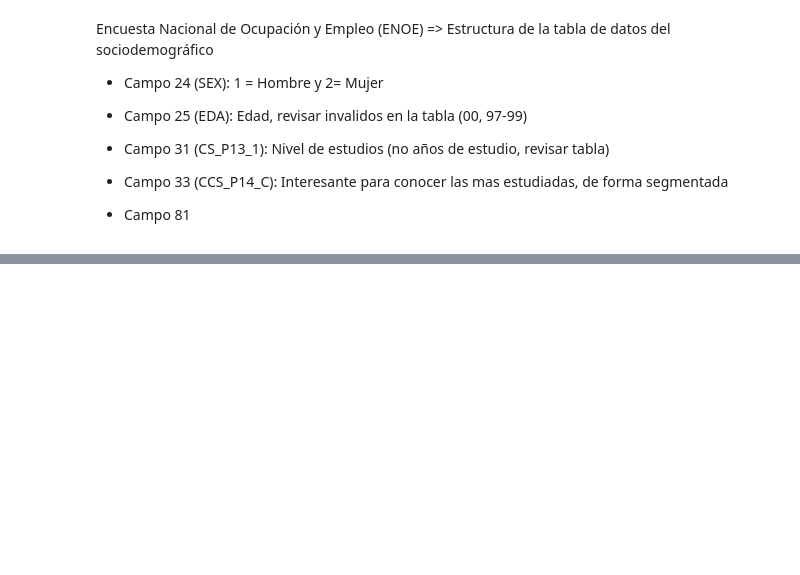
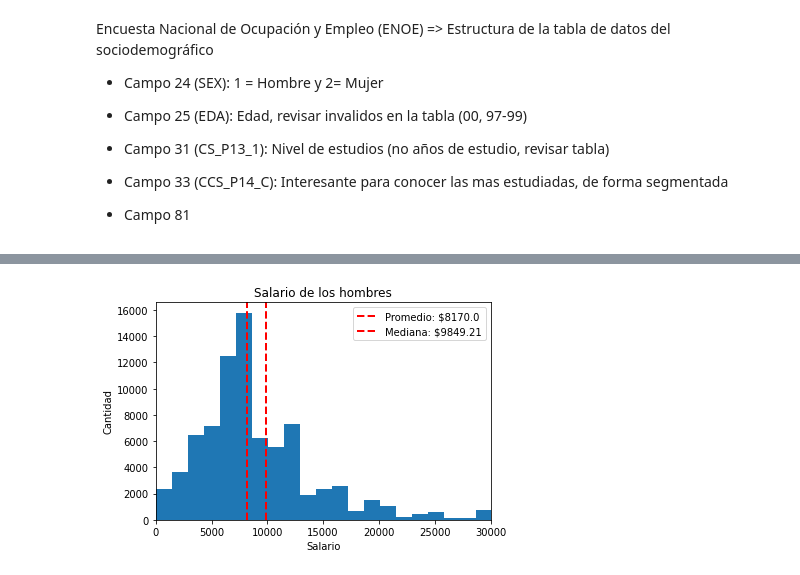
Before and after one commit to lfvvillanueva/DS---SELF-LEARNING, a Jupyter notebook: MORE/ENOE/1ST QTR 2023/ENOE_1ST_QTR_2023.ipynb, the cells around one changed output, grey strips where cells are left out. Cells and saved outputs as stored; diff of their text form; code cells hidden in the pictures; blank space fills up the shorter version.

```diff
--- a/MORE/ENOE/1ST QTR 2023/ENOE_1ST_QTR_2023.ipynb
+++ b/MORE/ENOE/1ST QTR 2023/ENOE_1ST_QTR_2023.ipynb
@@ -58,0 +86,20 @@ plt.show()
+# %%
+# Create the histogram with a specified number of bins and normalized density
+plt.hist(DB[ (DB['ingocup'] > 0) & (DB['sex'] == 1) ]['ingocup'], bins=300)
+
+# Set the X-axis range (adjust the limits as per your desired range)
+plt.xlim(0, 30000,)  # Replace 0 and 100000 with your desired lower and upper limits
+
+# Add a vertical line at the mean value
+plt.axvline(salario_mo_hombre, color='red', linestyle='dashed', linewidth=2, label=f'Promedio: ${round(salario_mo_hombre,2)}')
+plt.axvline(salario_me_hombre, color='red', linestyle='dashed', linewidth=2, label=f'Mediana: ${round(salario_me_hombre,2)}')
+
+# Add labels and a title to the plot (optional but recommended)
+plt.xlabel('Salario')
+plt.ylabel('Cantidad')
+plt.title('Salario de los hombres')
+
+plt.legend()
+plt.show()
+# %% [output]
+[figure, added]
```
Also changed, not shown: parts of 5 cells of this notebook.
